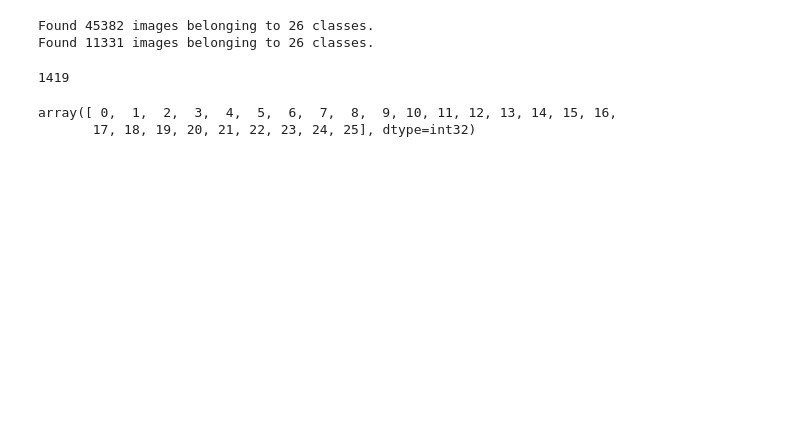
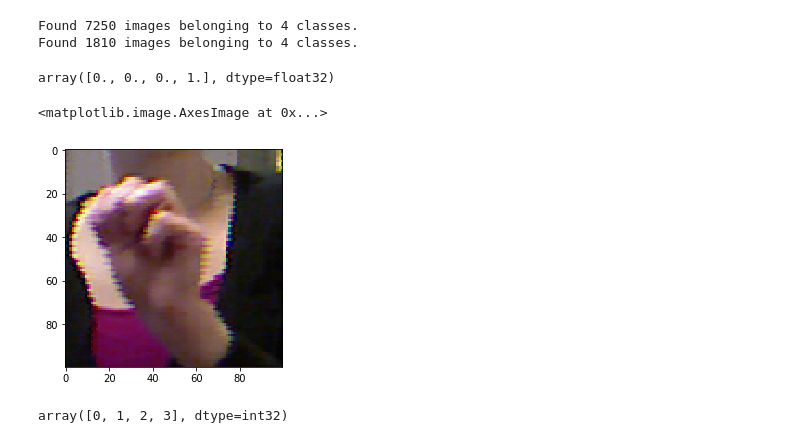
Before and after one commit to chaigoyal/ASL-Translation, a Jupyter notebook: Transfer_Learning/vgg_transfer_learning (1).ipynb, the cells around one changed output. Drawn from its saved outputs; the diff is of its cells as text; code cells hidden in the pictures; blank space fills up the shorter version.

Commit message:
Successfully classifies MLAB using VGG16

```diff
--- a/Transfer_Learning/vgg_transfer_learning (1).ipynb
+++ b/Transfer_Learning/vgg_transfer_learning (1).ipynb
@@ -17,19 +17,25 @@ batch_size = 32
 epochs = 15
 # %%
 data_iter = ImageDataGenerator(validation_split=0.2, rescale=1./255)
-train_data = data_iter.flow_from_directory(directory='ASL-Datasets/MLAB_test', target_size=(32, 32), batch_size=batch_size, subset='training')
-val_data = data_iter.flow_from_directory(directory='ASL-Datasets/MLAB_test', target_size=(32, 32), batch_size=batch_size, subset='validation')
+train_data = data_iter.flow_from_directory(directory='ASL-Datasets/MLAB_test', target_size=(100, 100), batch_size=batch_size, subset='training')
+val_data = data_iter.flow_from_directory(directory='ASL-Datasets/MLAB_test', target_size=(100, 100), batch_size=batch_size, subset='validation')
 # %% [output]
-Found 45382 images belonging to 26 classes.
-Found 11331 images belonging to 26 classes.
+Found 7250 images belonging to 4 classes.
+Found 1810 images belonging to 4 classes.
-# %%
-len(train_data)
-# %% [output]
-1419
+# %%
+
+x, y = next(train_data)
+y[0]
+# %% [output]
+array([0., 0., 0., 1.], dtype=float32)
+# %%
+plt.imshow(x[0])
+# %% [output]
+<matplotlib.image.AxesImage at 0x...>
+[figure, added]
 # %%
 train_data.classes
 np.unique(train_data.classes)
 # %% [output]
-array([ 0,  1,  2,  3,  4,  5,  6,  7,  8,  9, 10, 11, 12, 13, 14, 15, 16,
-       17, 18, 19, 20, 21, 22, 23, 24, 25], dtype=int32)
+array([0, 1, 2, 3], dtype=int32)
 # %%
```
Also changed, not shown: parts of 12 cells of this notebook.
